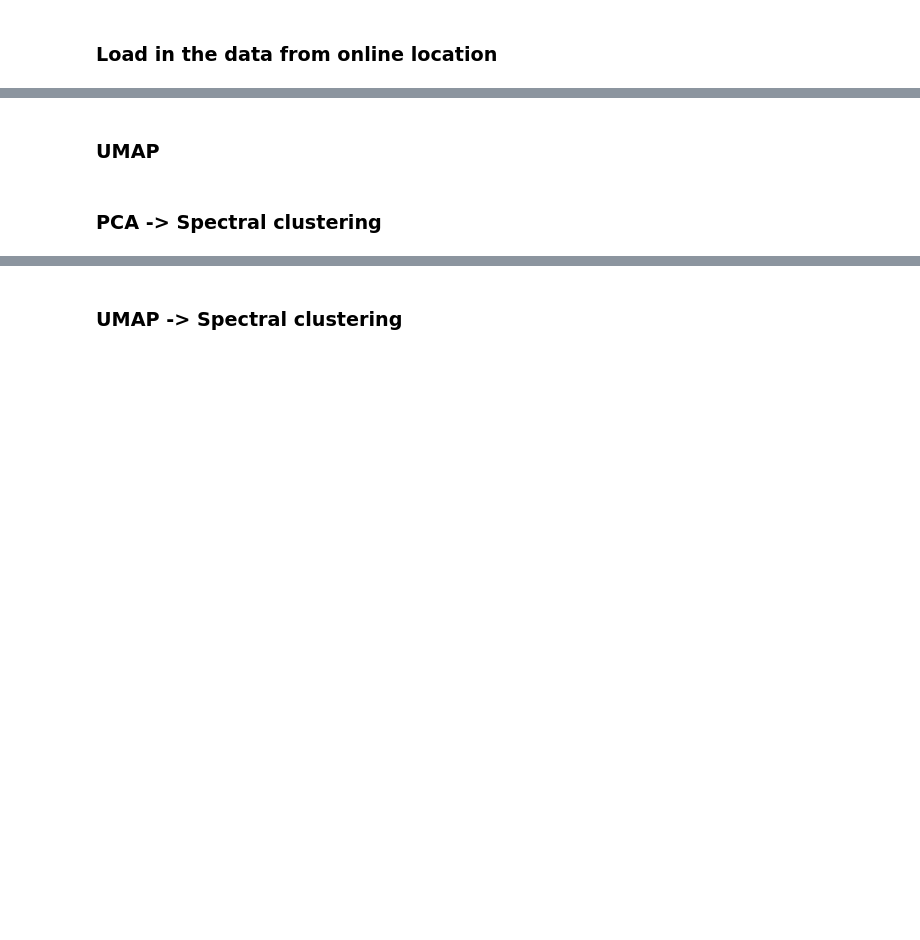
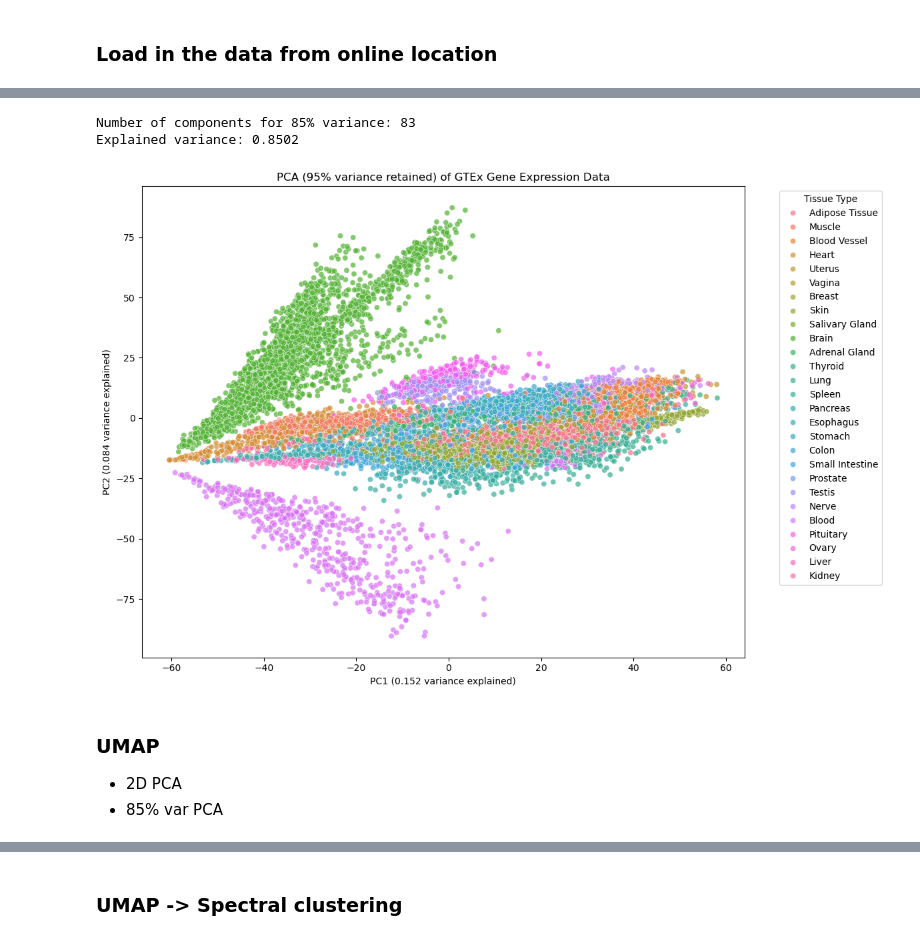
Before and after one commit to emilyekstrum/cu-cpbs-7602, a Jupyter notebook: assignment03/dimensionality_reduction.ipynb, the cells around one changed output, grey strips where cells are left out. Saved outputs shown, nothing was run; the diff lists cells and outputs as text; code cells hidden in the pictures; blank space fills up the shorter version.

```diff
--- a/assignment03/dimensionality_reduction.ipynb
+++ b/assignment03/dimensionality_reduction.ipynb
@@ -43,4 +178,29 @@ for filepath, url in files.items():
+# %%
+# PCA to retain 85% of variance
+pca_85 = PCA(n_components=0.85, random_state=42)
+pca_result_85 = pca_85.fit_transform(X_genes_scaled)
+
+print(f"Number of components for 85% variance: {pca_85.n_components_}")
+print(f"Explained variance: {pca_85.explained_variance_ratio_.sum():.4f}")
+
+# add first two components to dataframe for visualization
+merged_df['PCA1_95'] = pca_result_85[:, 0]
+merged_df['PCA2_95'] = pca_result_85[:, 1]
+
+# plot first two components of 95% variance PCA
+plt.figure(figsize=(12, 8))
+sns.scatterplot(data=merged_df, x='PCA1_95', y='PCA2_95', hue='SMTS', alpha=0.7)
+plt.title('PCA (95% variance retained) of GTEx Gene Expression Data')
+plt.xlabel(f'PC1 ({pca_85.explained_variance_ratio_[0]:.3f} variance explained)')
+plt.ylabel(f'PC2 ({pca_85.explained_variance_ratio_[1]:.3f} variance explained)')
+plt.legend(title='Tissue Type', bbox_to_anchor=(1.05, 1), loc='upper left')
+plt.tight_layout()
+plt.show()
+# %% [output]
+Number of components for 85% variance: 83
+Explained variance: 0.8502
+[figure, added]
 # %% [markdown]
 ### UMAP
+- 2D PCA
+- 85% var PCA
-# %% [markdown]
-### PCA -> Spectral clustering
```
Also changed, not shown: parts of 25 cells of this notebook.
